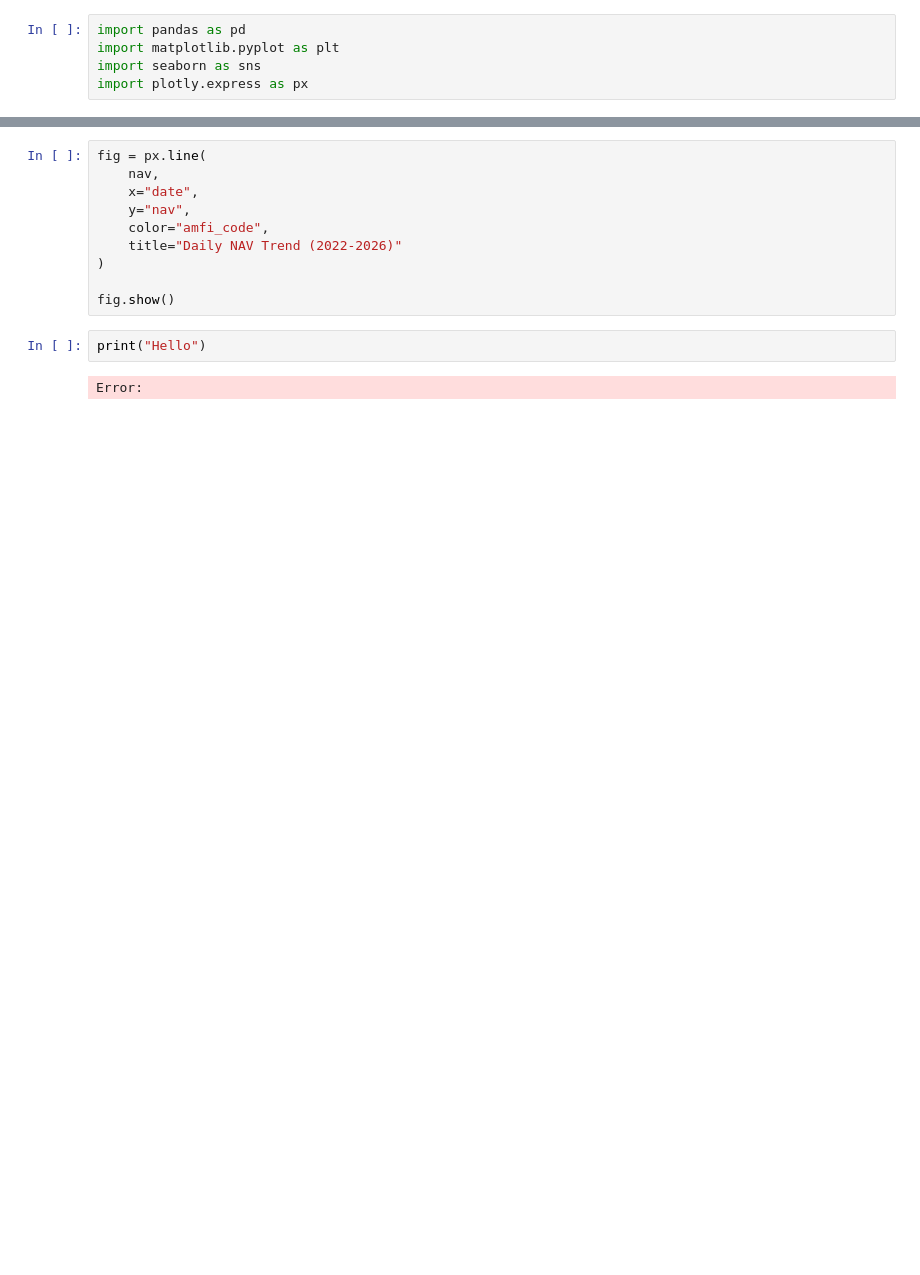
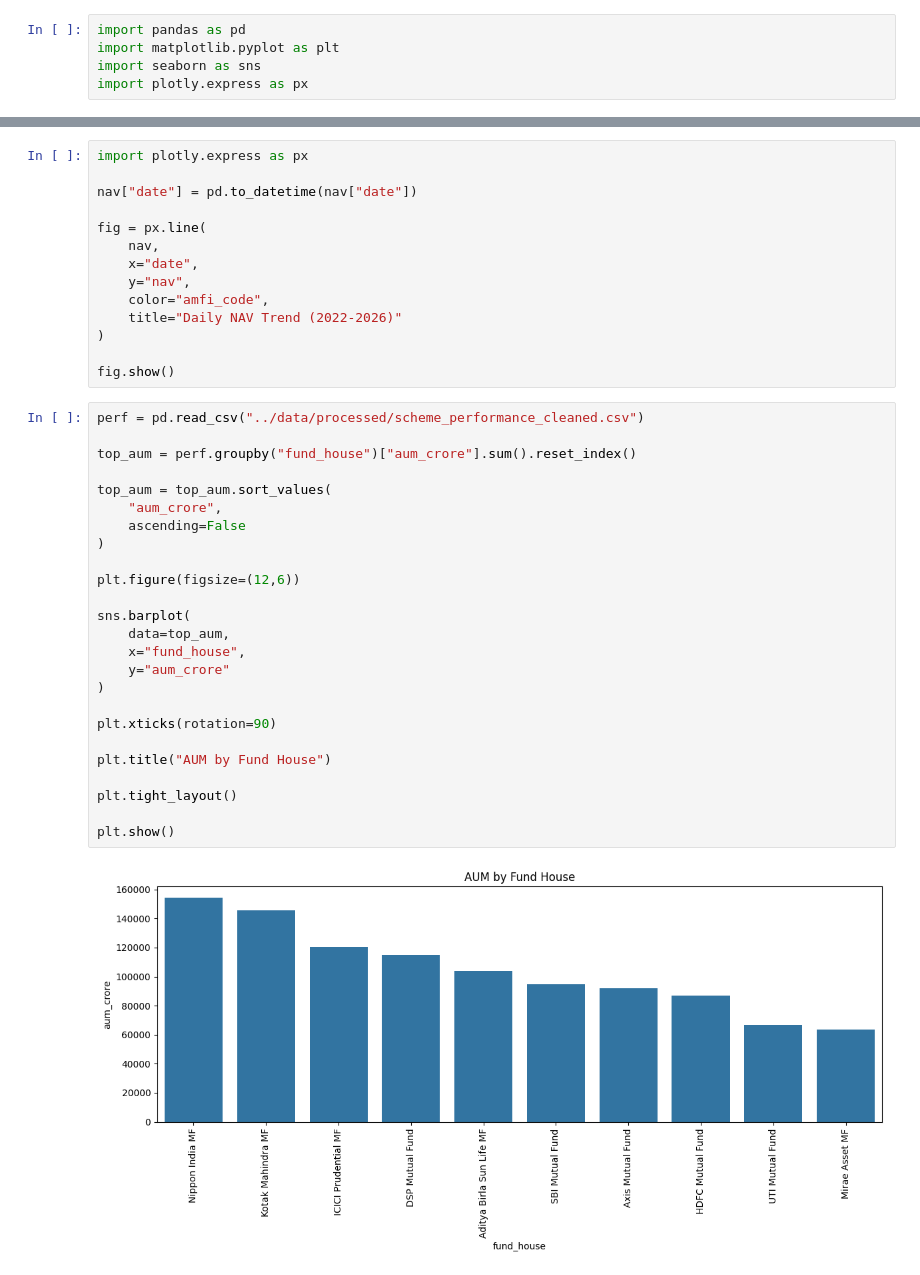
Before and after one commit to Architatrivedi/Mutual_Fund_Analytics, a Jupyter notebook: notebooks/03_eda_analysis.ipynb, the cells around one changed output, grey strips where cells are left out. Saved outputs shown, nothing was run; the diff lists cells and outputs as text; blank space fills up the shorter version.

Commit message:
Day 3: EDA charts and findings

```diff
--- a/notebooks/03_eda_analysis.ipynb
+++ b/notebooks/03_eda_analysis.ipynb
@@ -15,4 +25,8 @@ import plotly.express as px
 # %%
+import plotly.express as px
+
+nav["date"] = pd.to_datetime(nav["date"])
+
 fig = px.line(
     nav,
     x="date",
@@ -22,7 +36,30 @@ fig = px.line(
 )
 
 fig.show()
-# %%
-print("Hello")
-# %% [output]
-Error:
+# %%
+perf = pd.read_csv("../data/processed/scheme_performance_cleaned.csv")
+
+top_aum = perf.groupby("fund_house")["aum_crore"].sum().reset_index()
+
+top_aum = top_aum.sort_values(
+    "aum_crore",
+    ascending=False
+)
+
+plt.figure(figsize=(12,6))
+
+sns.barplot(
+    data=top_aum,
+    x="fund_house",
+    y="aum_crore"
+)
+
+plt.xticks(rotation=90)
+
+plt.title("AUM by Fund House")
+
+plt.tight_layout()
+
+plt.show()
+# %% [output]
+[figure, added]
```
Also changed, not shown: parts of 9 cells of this notebook, 1 other file.
